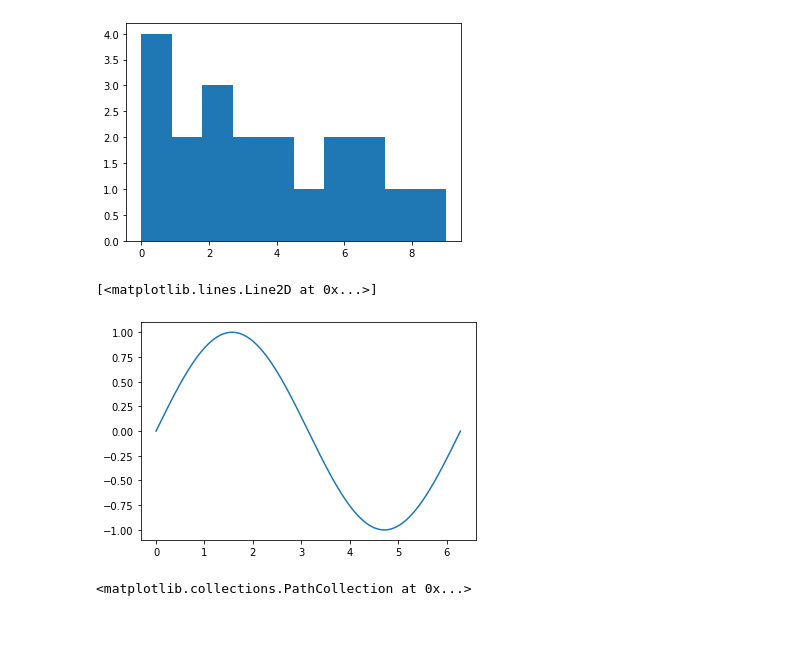
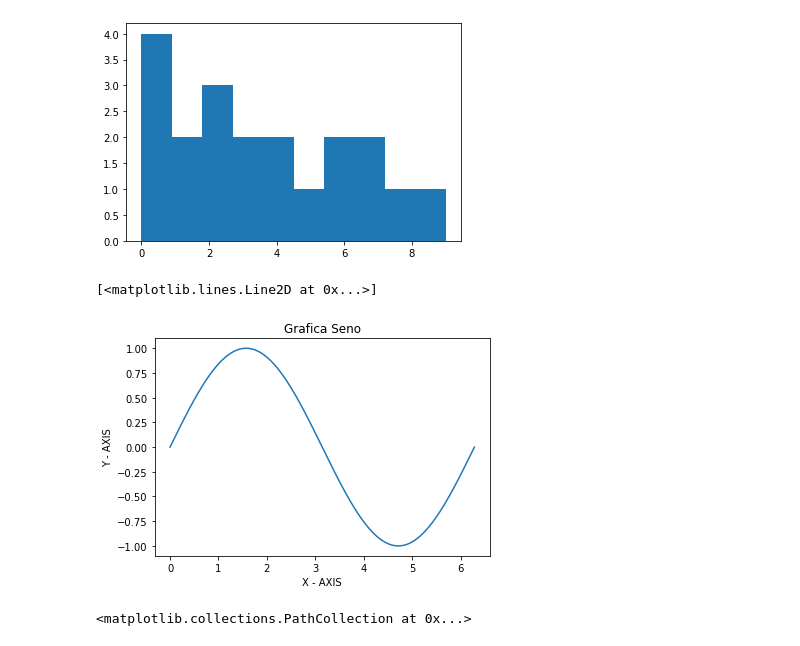
Before and after one commit to Gamapro/Pandas-Numpy-y-Matplotlib-Tutorial, a Jupyter notebook: Numpy, Pandas y Matplotlib.ipynb, the cells around one changed output. Cells and saved outputs as stored; diff of their text form; code cells hidden in the pictures.

```diff
--- a/Numpy, Pandas y Matplotlib.ipynb
+++ b/Numpy, Pandas y Matplotlib.ipynb
@@ -491,14 +491,16 @@ plt.hist(a,bins=10)  # Bins = Separaciones, algo asi, numero de barras, separada
 # %%
 # Plot
 
 import math
 x = np.linspace(0,math.pi*2,1000)
 y = np.sin(x)
-#print(x)
+plt.title("Grafica Seno")
+plt.xlabel("X - AXIS")
+plt.ylabel("Y - AXIS")
 plt.plot(x,y)    # Plot, se ingresan cordenadas y las marca en un plot
 # %% [output]
 [<matplotlib.lines.Line2D at 0x...>]
-[figure, old version]
+[figure, new version]
 # %%
 # Scatter
 
```
